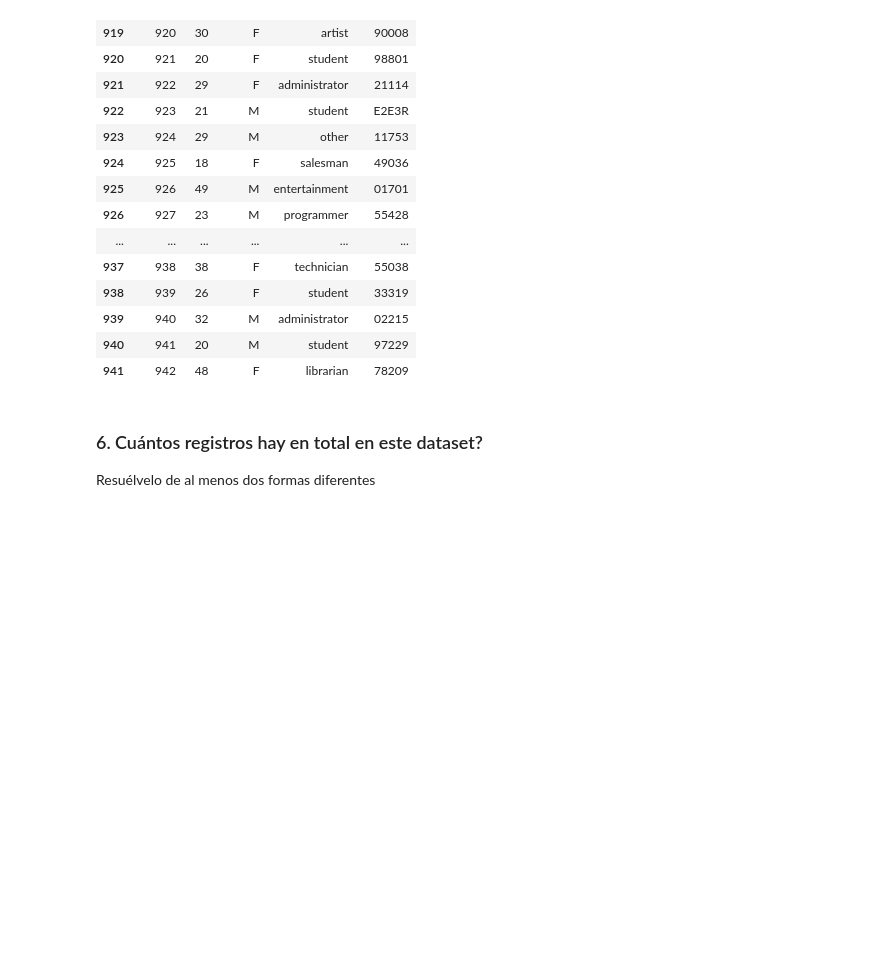
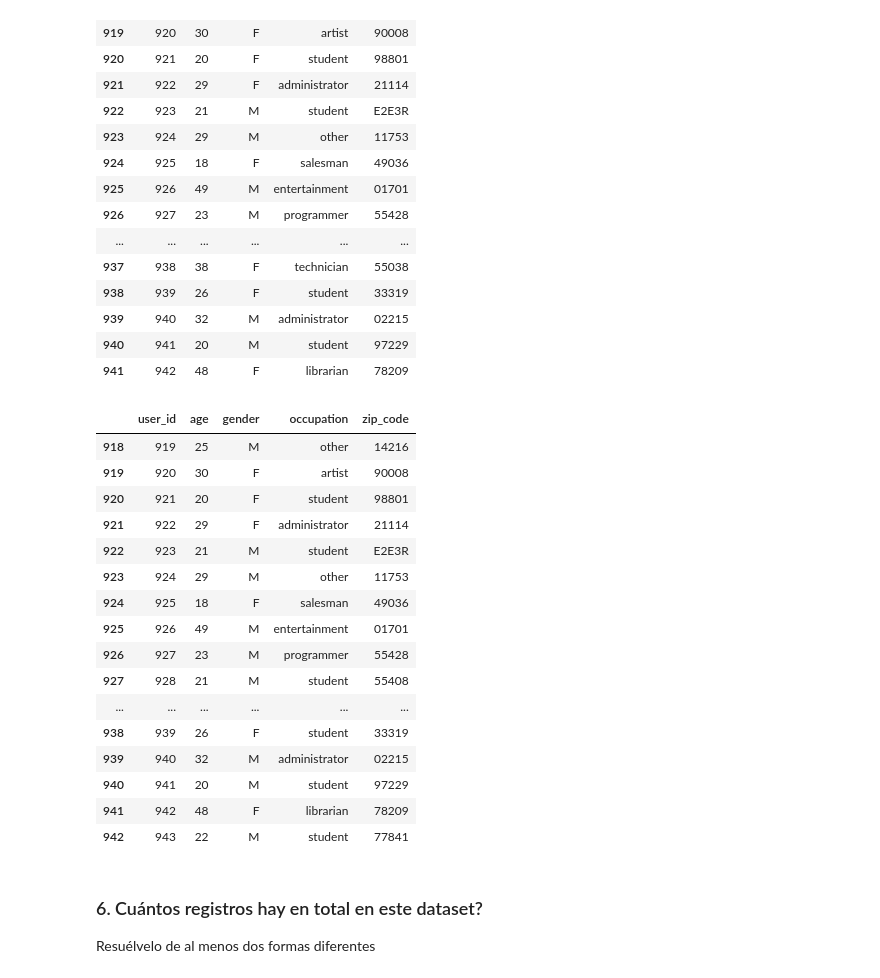
Before and after one commit to mochilooo/2026-10-BILBAO-FT-Data-Science, a Jupyter notebook: 2-Data_Analysis/2-Pandas/Practica/0-Occupation/Occupation_YERAY.ipynb, the cells around one changed output. Cells and saved outputs as stored; diff of their text form; code cells hidden in the pictures; blank space fills up the shorter version.

```diff
--- a/2-Data_Analysis/2-Pandas/Practica/0-Occupation/Occupation_YERAY.ipynb
+++ b/2-Data_Analysis/2-Pandas/Practica/0-Occupation/Occupation_YERAY.ipynb
@@ -92,6 +92,26 @@ users[-26:-1]
 | 939 | 940 | 32 | M | administrator | 02215 |
 | 940 | 941 | 20 | M | student | 97229 |
 | 941 | 942 | 48 | F | librarian | 78209 |
+# %%
+users.tail(25)
+# %% [output]
+|  | user_id | age | gender | occupation | zip_code |
+| 918 | 919 | 25 | M | other | 14216 |
+| 919 | 920 | 30 | F | artist | 90008 |
+| 920 | 921 | 20 | F | student | 98801 |
+| 921 | 922 | 29 | F | administrator | 21114 |
+| 922 | 923 | 21 | M | student | E2E3R |
+| 923 | 924 | 29 | M | other | 11753 |
+| 924 | 925 | 18 | F | salesman | 49036 |
+| 925 | 926 | 49 | M | entertainment | 01701 |
+| 926 | 927 | 23 | M | programmer | 55428 |
+| 927 | 928 | 21 | M | student | 55408 |
+| ... | ... | ... | ... | ... | ... |
+| 938 | 939 | 26 | F | student | 33319 |
+| 939 | 940 | 32 | M | administrator | 02215 |
+| 940 | 941 | 20 | M | student | 97229 |
+| 941 | 942 | 48 | F | librarian | 78209 |
+| 942 | 943 | 22 | M | student | 77841 |
 # %% [markdown]
 ### 6. Cuántos registros hay en total en este dataset?
 Resuélvelo de al menos dos formas diferentes
```
Also changed, not shown: parts of 8 cells of this notebook, 2 other files.
